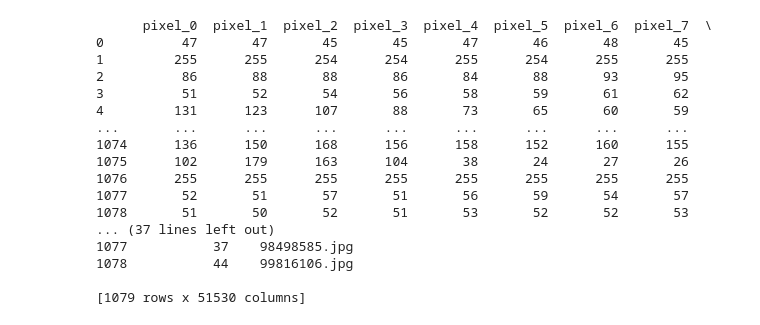
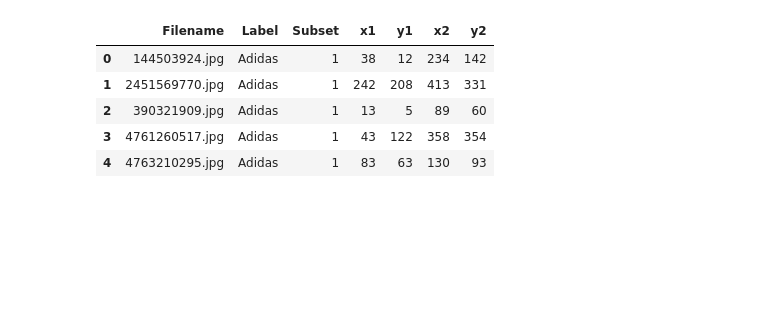
Before and after one commit to veronicalarssn/ML_Project, a Jupyter notebook: Start.ipynb, the cells around one changed output. Saved outputs shown, nothing was run; the diff lists cells and outputs as text; code cells hidden in the pictures; blank space fills up the shorter version.

```diff
--- a/Start.ipynb
+++ b/Start.ipynb
@@ -345,61 +141,0 @@ Load Data with file names
-# %%
-import os
-import numpy as np
-import pandas as pd
-from PIL import Image
-
-# Specify the path to your directory containing image files
-image_directory = r'C:\Users\EmiliaGachowetz-Gepp\Documents\New ML\images\flickr_logos_27_dataset_images'
-
-# Get a list of all files in the directory
-image_files = [f for f in os.listdir(image_directory) if os.path.isfile(os.path.join(image_directory, f))]
-
-# Create an empty DataFrame
-image_df = pd.DataFrame()
-
-# Iterate through image files and append to the DataFrame
-for index, image_file in enumerate(image_files):
-    try:
-        # Construct the full path to the image file
-        image_path = os.path.join(image_directory, image_file)
-
-        # Open the image using Pillow (PIL)
-        img = Image.open(image_path)
-
-        # Resize the image to 227x227 pixels using LANCZOS resampling filter
-        img_resized = img.resize((227, 227), Image.LANCZOS)
-
-        # Convert the resized image to a 1D NumPy array (flatten the image)
-        img_array = np.array(img_resized.convert('L')).flatten()
-
-        # Create a new DataFrame row with image data and file name
-        new_row = pd.DataFrame([img_array], columns=[f'pixel_{i}' for i in range(len(img_array))])
-        new_row['file_name'] = image_file  # Add a new column for file name
-
-        # Append the new row to the image_df
-        image_df = pd.concat([image_df, new_row], ignore_index=True)
-
-    except Exception as e:
-        # Handle errors (e.g., if the image cannot be processed)
-        print(f"Error processing image at index {index}: {e}")
-
-# Display the new DataFrame containing image data and file names
-print(image_df)
-# %% [output]
-      pixel_0  pixel_1  pixel_2  pixel_3  pixel_4  pixel_5  pixel_6  pixel_7  \
-0          47       47       45       45       47       46       48       45
-1         255      255      254      254      255      254      255      255
-2          86       88       88       86       84       88       93       95
-3          51       52       54       56       58       59       61       62
-4         131      123      107       88       73       65       60       59
-...       ...      ...      ...      ...      ...      ...      ...      ...
-1074      136      150      168      156      158      152      160      155
-1075      102      179      163      104       38       24       27       26
-1076      255      255      255      255      255      255      255      255
-1077       52       51       57       51       56       59       54       57
-1078       51       50       52       51       53       52       52       53
-... (37 lines left out)
-1077           37    98498585.jpg
-1078           44    99816106.jpg
-
-[1079 rows x 51530 columns]
@@ -408,0 +142,18 @@ np.savez("my_dataset_2.npz", images=image_array_2)
+# %%
+#2. read csv which contains information about images
+images_info =pd.read_csv(unzipped_path + directory_separator + 'flickr_logos_27_dataset/flickr_logos_27_dataset_training_set_annotation.txt', sep='\s+', header=None)
+
+#renaming the columns in images_info:
+new_column_names = ['Filename', 'Label', 'Subset', 'x1', 'y1','x2', 'y2']
+images_info.columns=new_column_names
+images_info.head()
+
+# Save the dataset to computer using NumPy's .npz format
+# np.savez(specified_directory + "my_dataset.npz", images=image_array)
+# %% [output]
+|  | Filename | Label | Subset | x1 | y1 | x2 | y2 |
+| 0 | 144503924.jpg | Adidas | 1 | 38 | 12 | 234 | 142 |
+| 1 | 2451569770.jpg | Adidas | 1 | 242 | 208 | 413 | 331 |
+| 2 | 390321909.jpg | Adidas | 1 | 13 | 5 | 89 | 60 |
+| 3 | 4761260517.jpg | Adidas | 1 | 43 | 122 | 358 | 354 |
+| 4 | 4763210295.jpg | Adidas | 1 | 83 | 63 | 130 | 93 |
```
Also changed, not shown: parts of 24 cells of this notebook, 1 other file.
